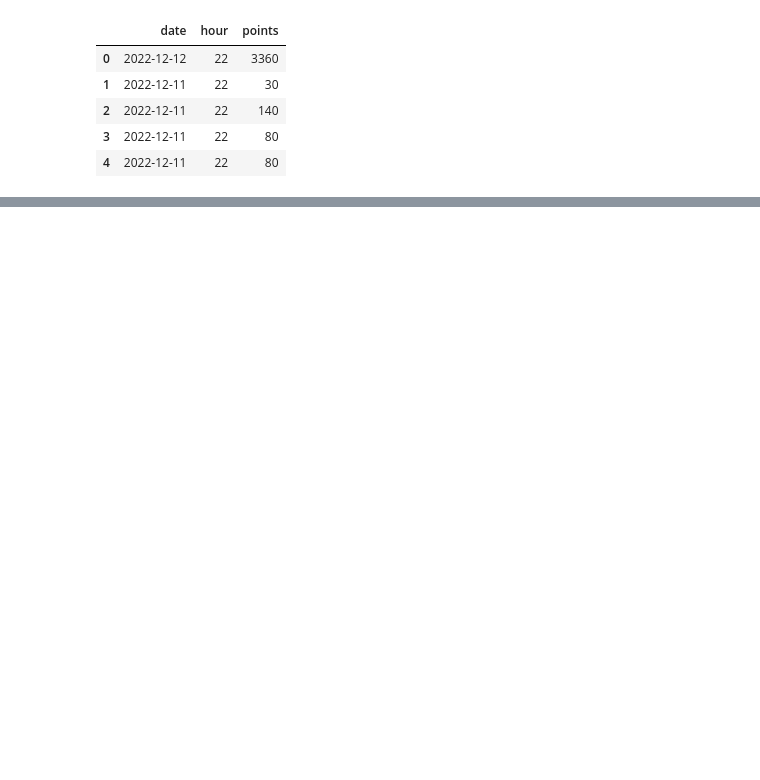
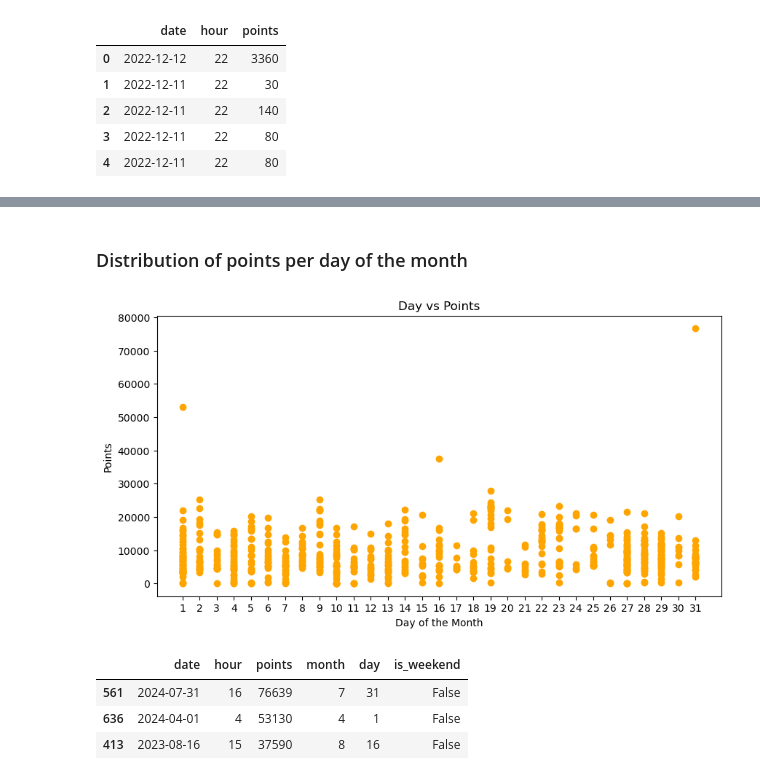
Before and after one commit to Walter1G/SVC_Time_Series, a Jupyter notebook: scv_points_time_series.ipynb, the cells around one changed output, grey strips where cells are left out. Saved outputs shown, nothing was run; the diff lists cells and outputs as text; code cells hidden in the pictures; blank space fills up the shorter version.

```diff
--- a/scv_points_time_series.ipynb
+++ b/scv_points_time_series.ipynb
@@ -12,0 +103,22 @@ df.head()
+# %% [markdown]
+### Distribution of points per day of the month
+# %%
+plt.figure(figsize=(10, 5))
+plt.scatter(df['day'], df['points'], color='orange')
+plt.title('Day vs Points')
+plt.xlabel('Day of the Month')
+plt.ylabel('Points')
+plt.xticks(range(1, 32))  # Assuming day ranges from 1 to 31
+plt.show()
+# %% [output]
+[figure, added]
+# %%
+outliers_top = df.sort_values(by='points', ascending=False)
+outliers = outliers_top.head(3)
+
+outliers.head()
+# %% [output]
+|  | date | hour | points | month | day | is_weekend |
+| 561 | 2024-07-31 | 16 | 76639 | 7 | 31 | False |
+| 636 | 2024-04-01 | 4 | 53130 | 4 | 1 | False |
+| 413 | 2023-08-16 | 15 | 37590 | 8 | 16 | False |
```
Also changed, not shown: parts of 25 cells of this notebook, 25 other files.
